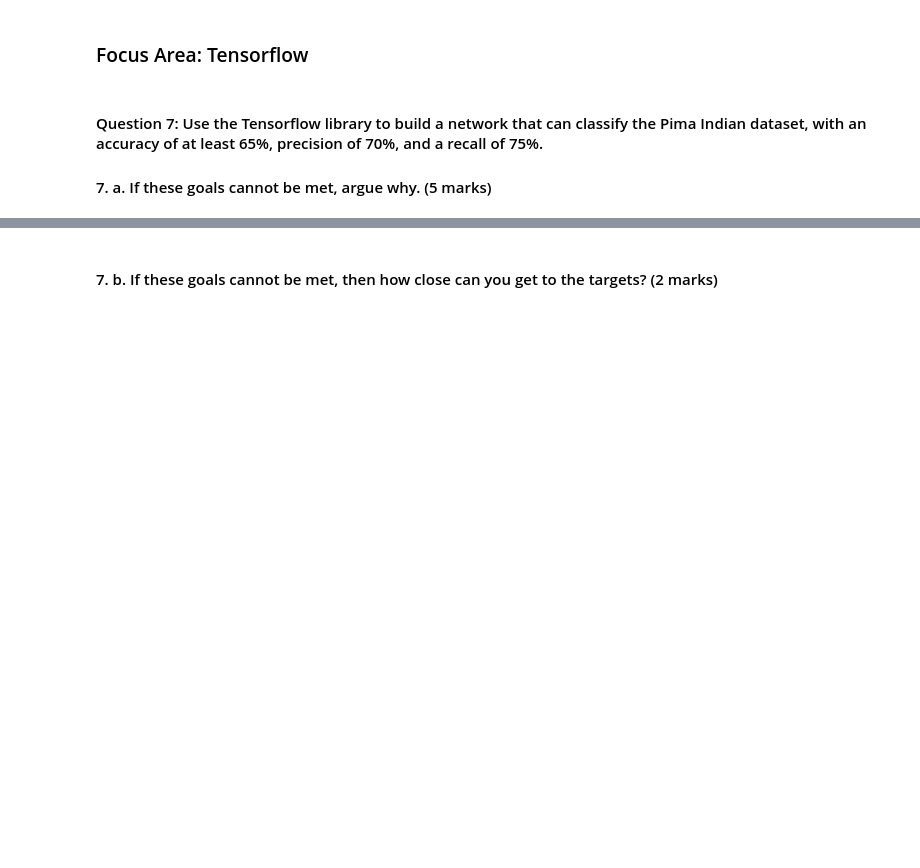
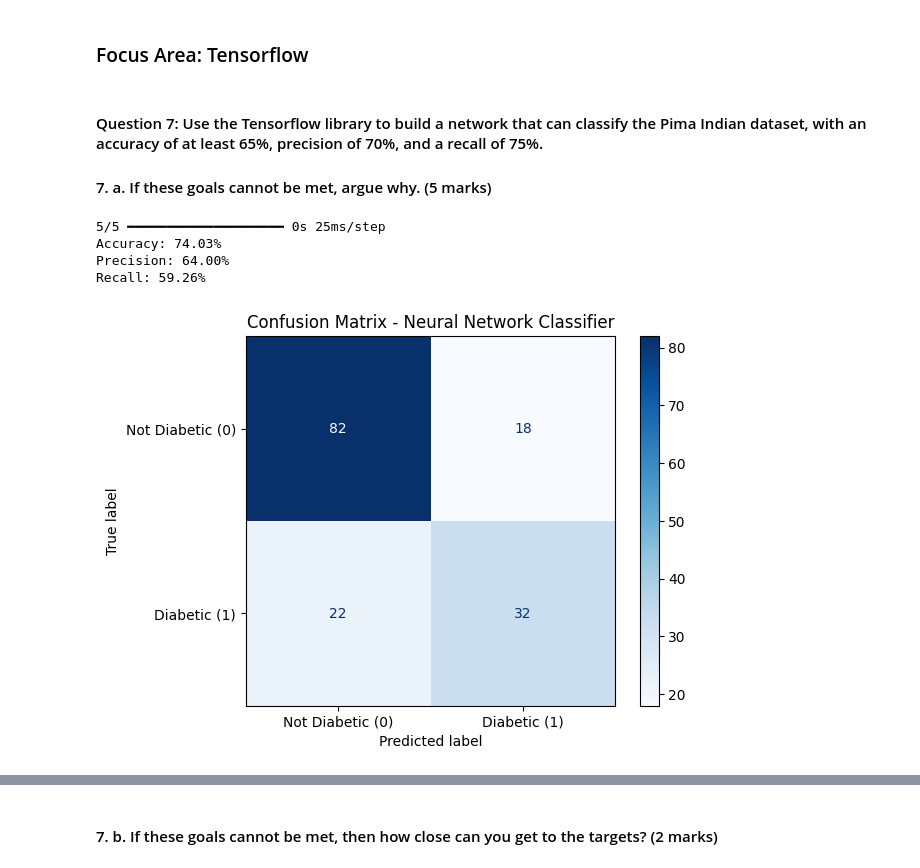
Before and after one commit to theForce-droid/AIandDeepLearning, a Jupyter notebook: AIDL_Grp2.ipynb, the cells around one changed output, grey strips where cells are left out. Saved outputs shown, nothing was run; the diff lists cells and outputs as text; code cells hidden in the pictures; blank space fills up the shorter version.

```diff
--- a/AIDL_Grp2.ipynb
+++ b/AIDL_Grp2.ipynb
@@ -1288,3 +1288,74 @@ Interpretation:
 #### Question 7: Use the Tensorflow library to build a network that can classify the Pima Indian dataset, with an accuracy of at least 65%, precision of 70%, and a recall of 75%.
 
 #### 7. a.	If these goals cannot be met, argue why. (5 marks)
+# %%
+import pandas as pd
+import numpy as np
+from sklearn.model_selection import train_test_split
+from sklearn.preprocessing import StandardScaler
+from sklearn.metrics import classification_report, accuracy_score, confusion_matrix, ConfusionMatrixDisplay
+import matplotlib.pyplot as plt
+import tensorflow as tf
+from tensorflow.keras.models import Sequential
+from tensorflow.keras.layers import Input, Dense, Dropout
+
+# --- LOAD DATA ---
+df_diabetes = pd.read_csv("https://raw.githubusercontent.com/theForce-droid/AIandDeepLearning/main/diabetes.csv")
+df_diabetes.rename(columns={'Outcome':'IsDiabetic'}, inplace=True)
+
+# --- SPLIT FEATURES AND TARGET ---
+X = df_diabetes.drop('IsDiabetic', axis=1)
+y = df_diabetes['IsDiabetic']
+
+# --- TRAIN / TEST SPLIT ---
+X_train, X_test, y_train, y_test = train_test_split(
+    X, y, test_size=0.2, random_state=42, stratify=y
+)
+
+# --- SCALE FEATURES ---
+scaler = StandardScaler()
+X_train = scaler.fit_transform(X_train)
+X_test = scaler.transform(X_test)
+
+# --- DEFINE NEURAL NETWORK (Fixed input layer) ---
+model = Sequential([
+    Input(shape=(X_train.shape[1],)),
+    Dense(16, activation='relu'), Dropout(0.2),
+    Dense(8, activation='relu'),
+    Dense(1, activation='sigmoid')  # output neuron for binary classification
+])
+
+# --- COMPILE MODEL ---
+model.compile(optimizer='adam', loss='binary_crossentropy', metrics=['accuracy'])
+
+# --- TRAIN MODEL ---
+history = model.fit(X_train, y_train, epochs=100, batch_size=16,
+                    validation_split=0.2, verbose=0)
+
+# --- EVALUATE MODEL ---
+y_pred_prob = model.predict(X_test).flatten()
+y_pred = (y_pred_prob >= 0.5).astype(int)
+
+# --- PERFORMANCE METRICS ---
+acc = accuracy_score(y_test, y_pred)
+report = classification_report(y_test, y_pred, output_dict=True)
+precision = report['1']['precision'] * 100
+recall = report['1']['recall'] * 100
+
+print(f"Accuracy: {acc*100:.2f}%")
+print(f"Precision: {precision:.2f}%")
+print(f"Recall: {recall:.2f}%")
+
+# --- CONFUSION MATRIX PLOT ---
+cm = confusion_matrix(y_test, y_pred)
+disp = ConfusionMatrixDisplay(confusion_matrix=cm,
+                              display_labels=['Not Diabetic (0)', 'Diabetic (1)'])
+disp.plot(cmap='Blues', values_format='d')
+plt.title("Confusion Matrix - Neural Network Classifier")
+plt.show()
+# %% [output]
+5/5 ━━━━━━━━━━━━━━━━━━━━ 0s 25ms/step
+Accuracy: 74.03%
+Precision: 64.00%
+Recall: 59.26%
+[figure, added]
```
Also changed, not shown: parts of 2 cells of this notebook.
